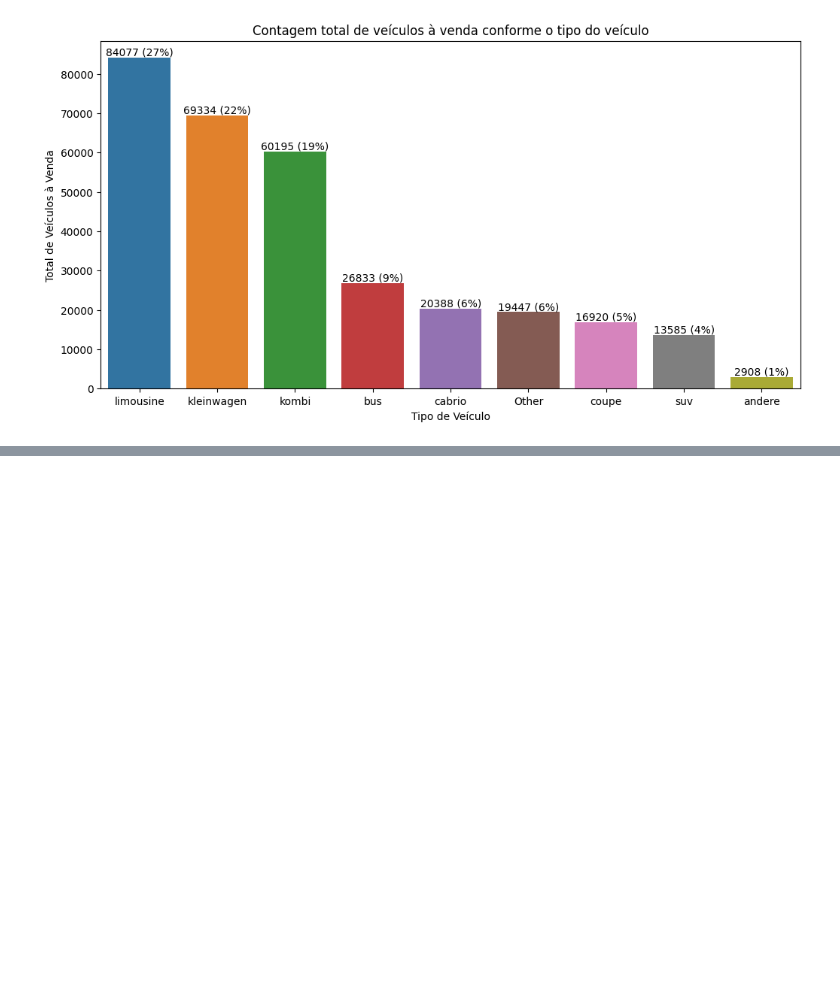
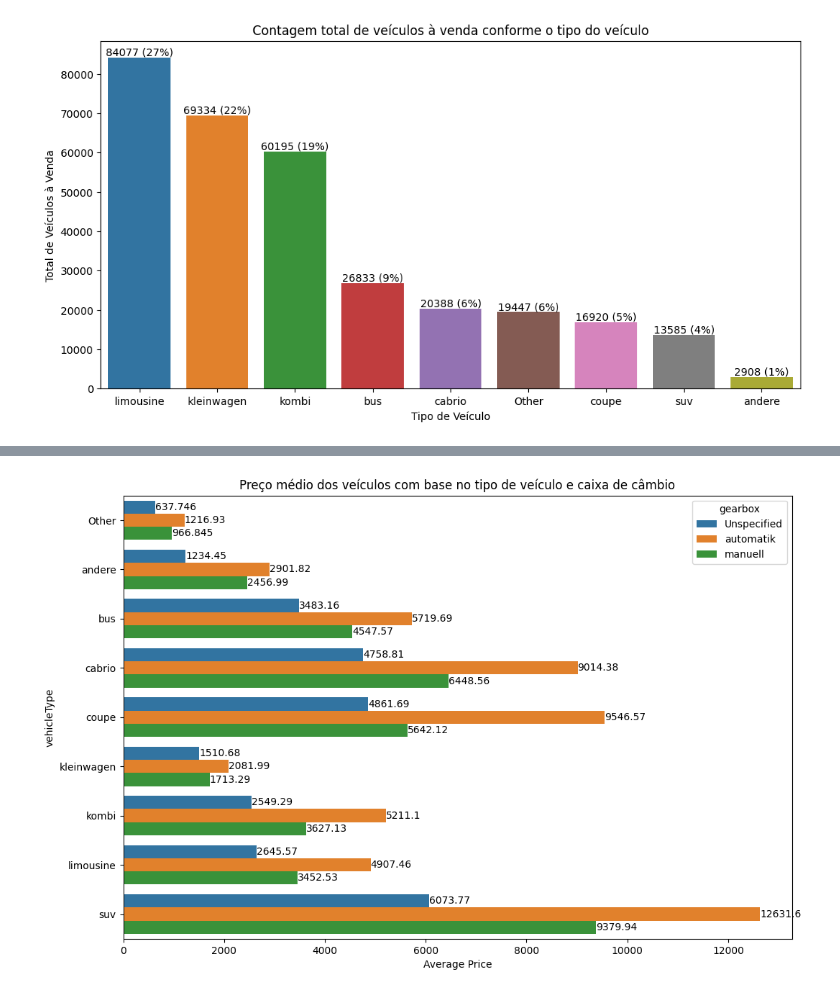
Before and after one commit to jllcen2011/Python_Fundamentos_para_Analise_de_Dados, a Jupyter notebook: 03 - MiniProjetoCap09/MiniProjetoCap09.ipynb, the cells around one changed output, grey strips where cells are left out. Drawn from its saved outputs; the diff is of its cells as text; code cells hidden in the pictures; blank space fills up the shorter version.

```diff
--- a/03 - MiniProjetoCap09/MiniProjetoCap09.ipynb
+++ b/03 - MiniProjetoCap09/MiniProjetoCap09.ipynb
@@ -76,0 +91,5 @@ Text(0.5, 1.0, 'Contagem total de veículos à venda conforme o tipo do veículo
+# %%
+df2 = df.groupby(['vehicleType', 'gearbox'])["price"].mean()
+df2 = df2.reset_index()
+df2.rename(columns = {'price':'Average Price'}, inplace = True)
+df2
@@ -76,0 +114,9 @@ Text(0.5, 1.0, 'Contagem total de veículos à venda conforme o tipo do veículo
+# %%
+plt.figure(figsize=(12,8))
+ay = sns.barplot(data=df2, y="vehicleType", x="Average Price", hue="gearbox", orient="h")
+plt.title("Preço médio dos veículos com base no tipo de veículo e caixa de câmbio")
+
+for i in ay.containers:
+    ay.bar_label(i,)
+# %% [output]
+[figure, added]
```
Also changed, not shown: parts of 7 cells of this notebook.
